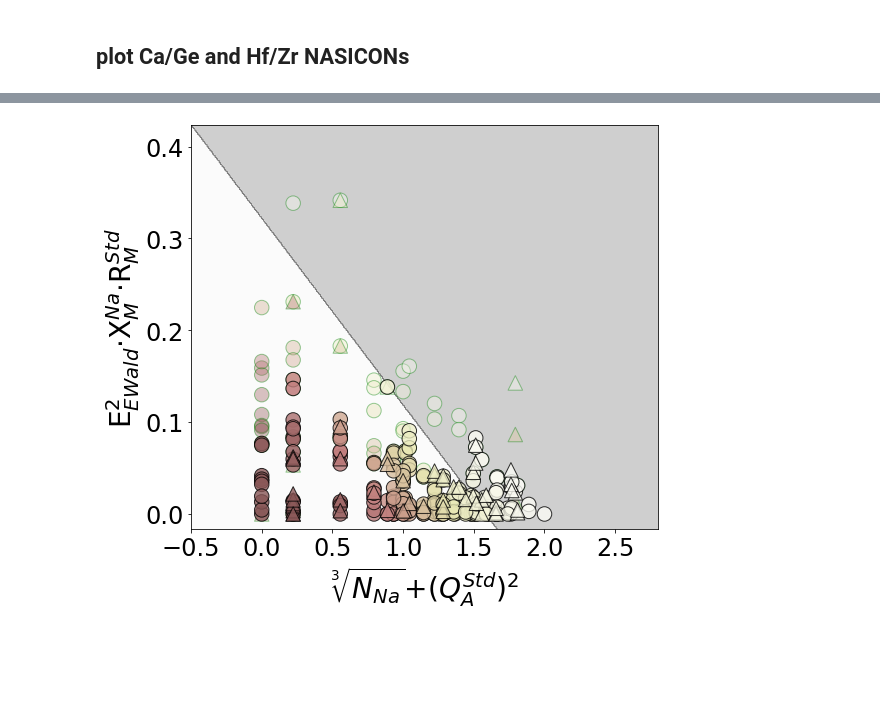
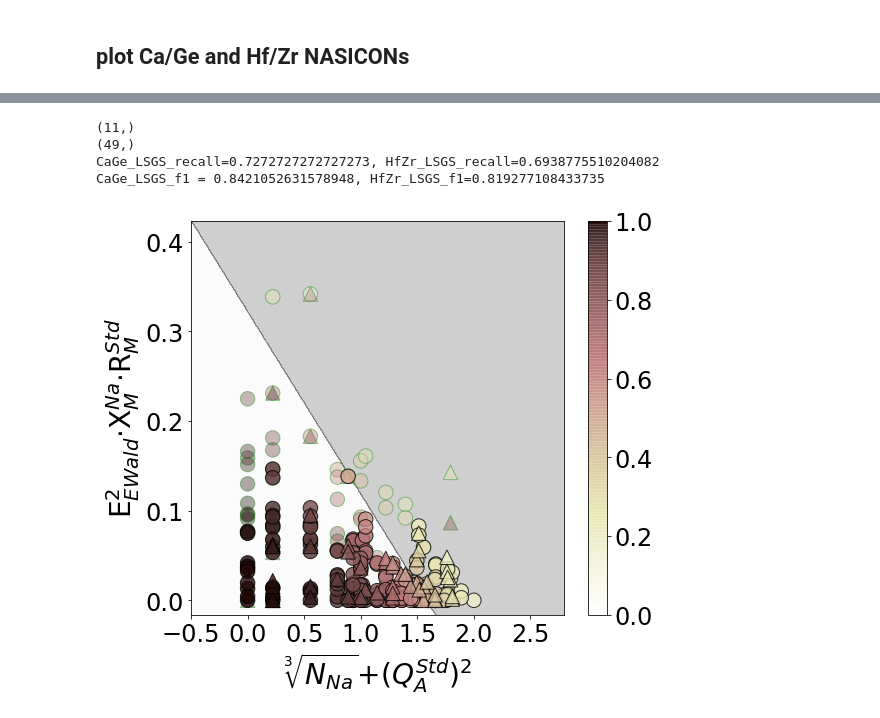
Before and after one commit to Jeff-oakley/NASICON_Predictor_Data, a Jupyter notebook: Run_five_fold_CV.ipynb, the cells around one changed output, grey strips where cells are left out. Saved outputs shown, nothing was run; the diff lists cells and outputs as text; code cells hidden in the pictures; blank space fills up the shorter version.

```diff
--- a/Run_five_fold_CV.ipynb
+++ b/Run_five_fold_CV.ipynb
@@ -514,8 +506,7 @@ HfZr_test_comps, HfZr_test_inds = obtain_NASICON_with_metal(test_comp_names, ehu
 # %%
 # The weighted ratio
 
-ratio =  best_clf.class_weight_/best_clf.class_weight_.sum()
-CaGe_LSGS_train_proba = best_clf.predict_proba(best_X_train[CaGe_train_inds])*ratio
-CaGe_LSGS_test_proba = best_clf.predict_proba(best_X_test[CaGe_test_inds])*ratio
-HfZr_LSGS_train_proba = best_clf.predict_proba(best_X_train[HfZr_train_inds])*ratio
-HfZr_LSGS_test_proba = best_clf.predict_proba(best_X_test[HfZr_test_inds])*ratio
+CaGe_LSGS_train_proba = calc_prob(best_clf,best_X_train[CaGe_train_inds])
+HfZr_LSGS_train_proba = calc_prob(best_clf,best_X_train[HfZr_train_inds])
+CaGe_LSGS_test_proba = calc_prob(best_clf,best_X_test[CaGe_test_inds])
+HfZr_LSGS_test_proba = calc_prob(best_clf,best_X_test[HfZr_test_inds])
@@ -522,38 +542,39 @@ HfZr_LSGS_test_proba = best_clf.predict_proba(best_X_test[HfZr_test_inds])*ratio
+# %%
+CaGe_LSGS_predict = best_clf.predict(best_X_test[CaGe_test_inds,:])
+CaGe_LSGS_recall = recall_score(best_Y_test[CaGe_test_inds],CaGe_LSGS_predict,pos_label=0)
+CaGe_LSGS_f1 = f1_score(best_Y_test[CaGe_test_inds],CaGe_LSGS_predict,pos_label=0)
+print(CaGe_LSGS_predict.shape)
+
+HfZr_LSGS_predict = best_clf.predict(best_X_test[HfZr_test_inds,:])
+HfZr_LSGS_recall = recall_score(best_Y_test[HfZr_test_inds],HfZr_LSGS_predict,pos_label=0)
+HfZr_LSGS_f1 = f1_score(best_Y_test[HfZr_test_inds],HfZr_LSGS_predict,pos_label=0)
+print(HfZr_LSGS_predict.shape)
+
+print(f'CaGe_LSGS_recall={CaGe_LSGS_recall}, HfZr_LSGS_recall={HfZr_LSGS_recall}')
+print(f'CaGe_LSGS_f1 = {CaGe_LSGS_f1}, HfZr_LSGS_f1={HfZr_LSGS_f1}')
+# %% [output]
+(11,)
+(49,)
+CaGe_LSGS_recall=0.7272727272727273, HfZr_LSGS_recall=0.6938775510204082
+CaGe_LSGS_f1 = 0.8421052631578948, HfZr_LSGS_f1=0.819277108433735
 # %%
 plt.figure(figsize=(8,7))
-x_min, x_max = X_all_data[:,0].min()-0.5, X_all_data[:,0].max()+0.5
-y_min, y_max = X_all_data[:,1].min()-50, X_all_data[:,1].max()+100
-
-plot_stepx = (x_max-x_min)/500;
-plot_stepy = (y_max-y_min)/500;
-xx, yy = np.meshgrid(np.arange(x_min, x_max, plot_stepx),
-                     np.arange(y_min, y_max, plot_stepy))
-Z = best_clf.predict(np.c_[xx.ravel(), yy.ravel()])
-Z = Z.reshape(xx.shape)
-
-cs = plt.contourf(xx, yy, Z, cmap=plt.cm.binary,alpha=0.2)
-
+plot_ml_grid(clf,X_all_data)
 plt.scatter(best_X_train[CaGe_train_inds,0],best_X_train[CaGe_train_inds,1],cmap='pink_r',marker='o',
-         s=210,c=CaGe_LSGS_train_proba[:,0],edgecolors=['g' for _ in range(len(CaGe_train_inds))],alpha=0.4,
+         s=210,c=CaGe_LSGS_train_proba,edgecolors=['g' for _ in range(len(CaGe_train_inds))],alpha=0.4,
             vmin=0.0,vmax=1.0)
 plt.scatter(best_X_train[CaGe_test_inds,0],best_X_train[CaGe_test_inds,1],cmap='pink_r',marker='^',
-         s=210,c=CaGe_LSGS_test_proba[:,0],edgecolors=['g' for _ in range(len(CaGe_test_inds))],alpha=0.4,
+         s=210,c=CaGe_LSGS_test_proba,edgecolors=['g' for _ in range(len(CaGe_test_inds))],alpha=0.4,
             vmin=0.0,vmax=1.0)
 plt.scatter(best_X_train[HfZr_train_inds,0],best_X_train[HfZr_train_inds,1],cmap='pink_r',marker='o',
-         s=210,c=HfZr_LSGS_train_proba[:,0],edgecolors=['k' for _ in range(len(HfZr_train_inds))],alpha=0.8,
+         s=210,c=HfZr_LSGS_train_proba,edgecolors=['k' for _ in range(len(HfZr_train_inds))],alpha=0.8,
          vmin=0.0,vmax=1.0)
 plt.scatter(best_X_test[HfZr_test_inds,0],best_X_test[HfZr_test_inds,1],cmap='pink_r',marker='^',
-         s=210,c=HfZr_LSGS_test_proba[:,0],edgecolors=['k' for _ in range(len(HfZr_test_inds))],alpha=0.8,
+         s=210,c=HfZr_LSGS_test_proba,edgecolors=['k' for _ in range(len(HfZr_test_inds))],alpha=0.8,
          vmin=0.0,vmax=1.0)
-
-_ = plt.yticks([0.00/norm_factor,0.10/norm_factor,0.20/norm_factor,0.30/norm_factor,0.40/norm_factor],
-           [0.0,0.1,0.2,0.3,0.4])
-_ = plt.xticks(fontsize=24); plt.yticks(fontsize=24)
-plt.xlabel('$\sqrt[3]{N_{Na}}$+($Q_{A}^{Std}$)$^2$',fontsize=28)
-plt.ylabel(r'E$_{EWald}^2$$\cdot$X$_{M}^{Na}$$\cdot$R$_{M}^{Std}$',fontsize=28)
-plt.xlim((-0.5,2.8))
-plt.ylim((-30,780))
-plt.tight_layout()
+CB=plt.colorbar()
+CB.ax.tick_params(labelsize=24)
+pretty_plot()
 plt.savefig('Fig_5d.pdf')
 # %% [output]
-[figure, old version]
+[figure, new version]
```
Also changed, not shown: parts of 20 cells of this notebook, 8 other files.
